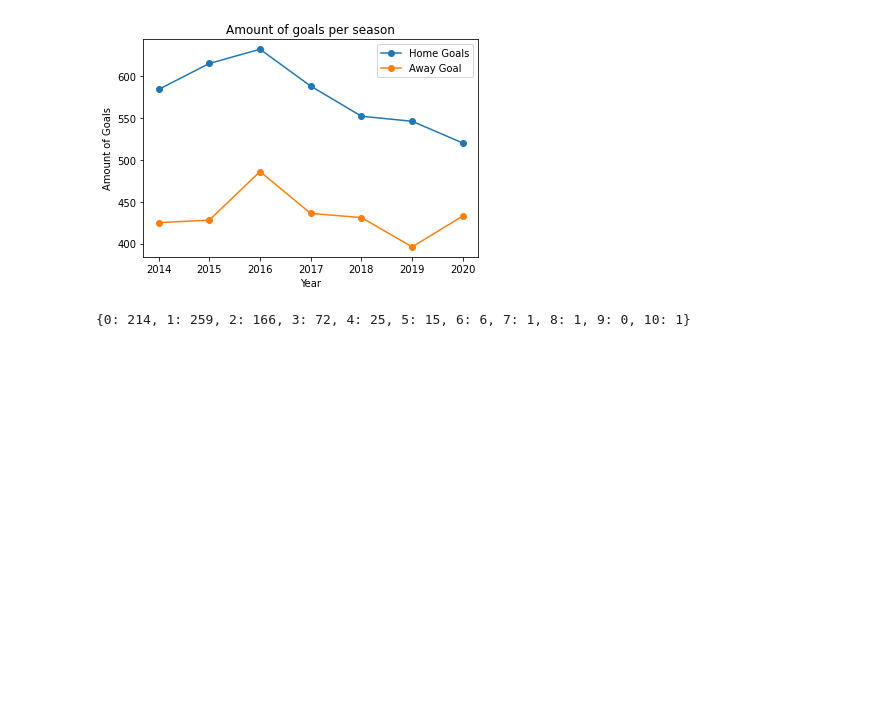
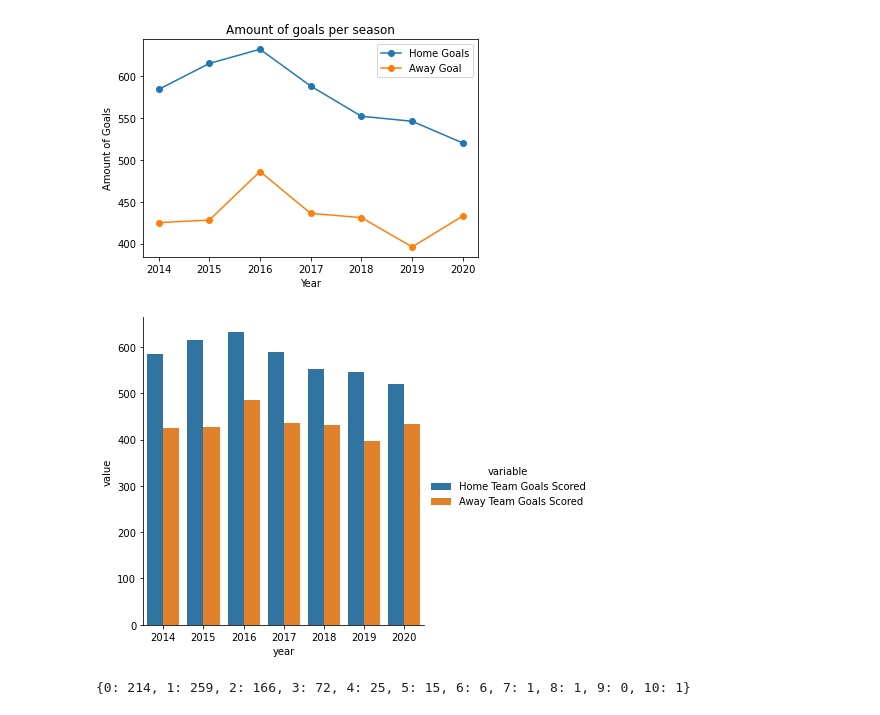
Before and after one commit to janisfroelich/gdv, a Jupyter notebook: la_liga_gdv.ipynb, the cells around one changed output. Drawn from its saved outputs; the diff is of its cells as text; code cells hidden in the pictures; blank space fills up the shorter version.

```diff
--- a/la_liga_gdv.ipynb
+++ b/la_liga_gdv.ipynb
@@ -1261,3 +1250,12 @@ plt.xlabel("Year")
+# %%
+la_liga_goals["year"] = [2014,2015,2016,2017,2018,2019,2020]
+# %%
+la_liga_goals_melt = pd.melt(la_liga_goals, id_vars = "year")
+# %%
+sns.catplot(x="year", y="value", hue="variable", data=la_liga_goals_melt, kind="bar")
+plt.show()
+# %% [output]
+[figure, added]
 # %%
 #Scatterplot
 dict_goals_2014 = {0: 0, 1: 0, 2: 0, 3:0, 4:0, 5:0, 6:0, 7:0, 8:0, 9:0, 10:0}
```
Also changed, not shown: parts of 1 cell of this notebook.
